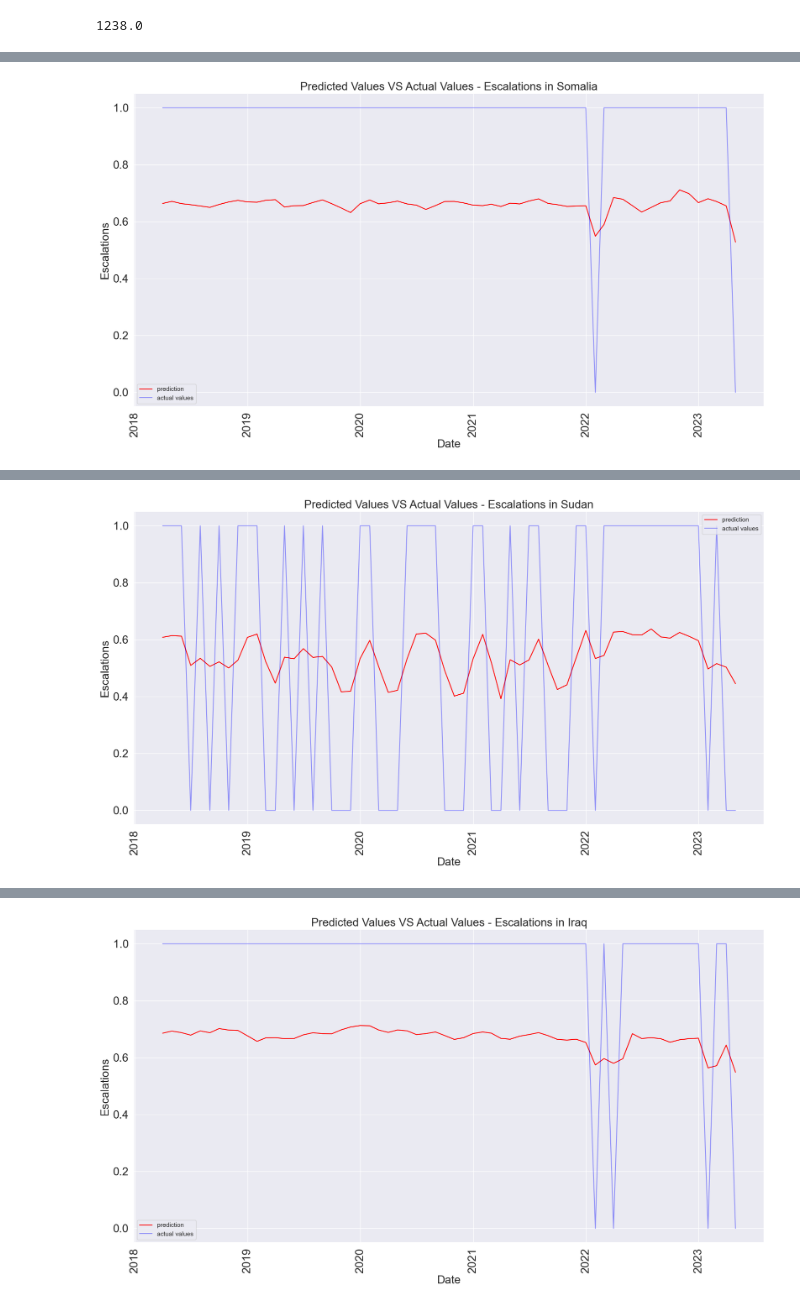
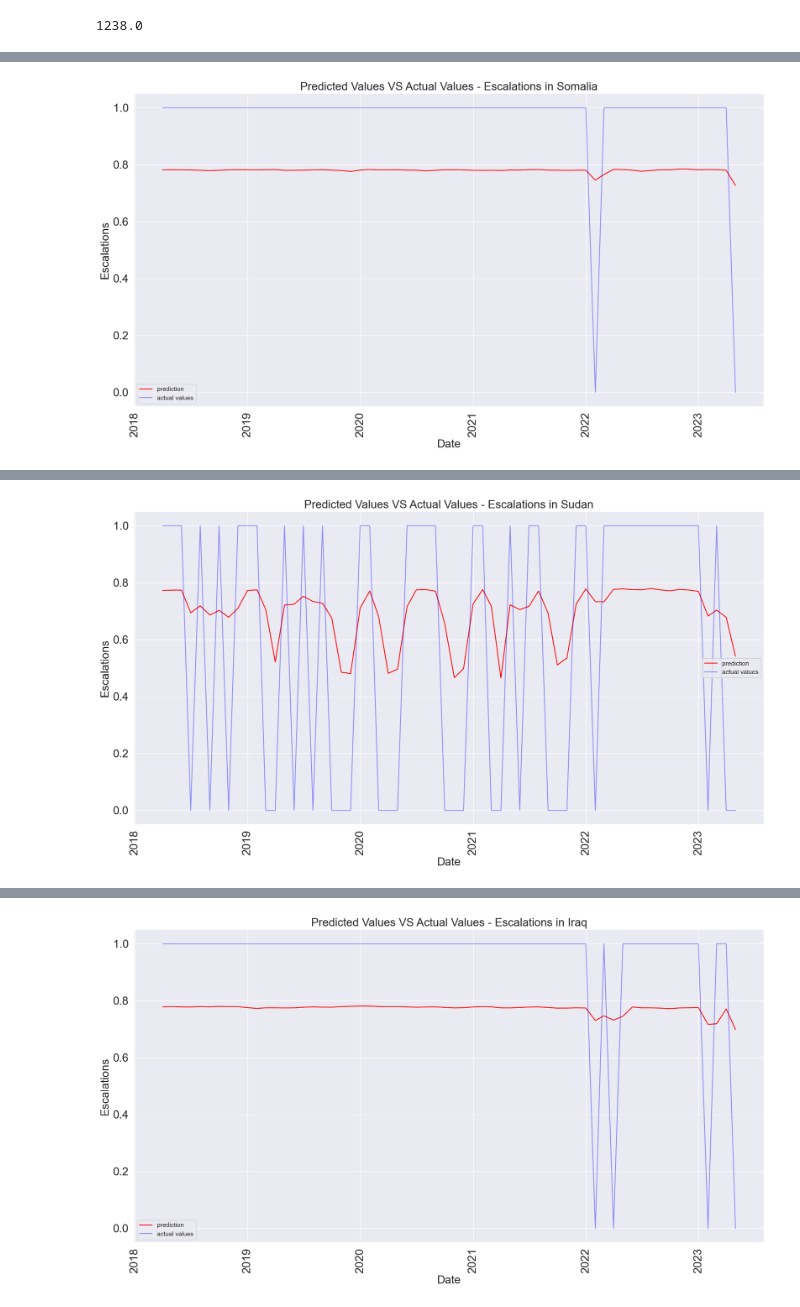
Before and after one commit to luisquinonesPR/thesis, a Jupyter notebook: models/lstm_classifier.ipynb, the cells around one changed output, grey strips where cells are left out. Drawn from its saved outputs; the diff is of its cells as text; code cells hidden in the pictures.

```diff
--- a/models/lstm_classifier.ipynb
+++ b/models/lstm_classifier.ipynb
@@ -426,0 +488,2 @@ print(len(y_test_modified))
+# %%
+test_data_copy = sc_comb_test.copy()
@@ -426,0 +492,16 @@ print(len(y_test_modified))
+# %%
+# Sorting by year, month, and isocode
+final_df_sorted = final_df.sort_index(level=['year', 'month', 'isocode'])
+
+y_pred_new = final_df_sorted['armedconf_combined_vars_pred']
+y_test_new = final_df_sorted['armedconf_true']
+
+print(len(y_pred_new), len(y_test_new))  # check if lengths are now the same
+
+# use the same index as in final_df_sorted
+index = final_df_sorted.index
+pa = pd.DataFrame(index=index)
+
+pa['Prediction'] = y_pred_new
+pa['Actual Values'] = y_test_new
+pa.head()
@@ -528,3 +618,5 @@ def reshape_test_data(test):
     # reshape input to be 3D [samples, timesteps, features]
     x_test = test_X.reshape((test_X.shape[0], 1, test_X.shape[1]))
     return x_test, y_test
+# %%
+test_data_copy['armedconf']= test_data_copy.pop('armedconf')
@@ -530,0 +625,15 @@ def reshape_test_data(test):
+# %%
+def get_trained_model(target, variables):
+    for result in all_results:
+        if result['target'] == target and result['variables'] == variables:
+            return result['trained_model']
+    return None
+
+# Usage
+model = get_trained_model('armedconf', 'combined_vars')
+
+if model is not None:
+    print("Model found!")
+    # Do something with the model here
+else:
+    print("No model found for this target and variables combination.")
@@ -531,7 +642,7 @@ def reshape_test_data(test):
 # %%
 for country_name in top_10_country_names:
     # test data for this country
-    country_data = test_copy[test_copy['country'] == country_name].copy()
+    country_data = test_data_copy[test_data_copy['country'] == country_name].copy()
 
     # Re-encode 'country' column
     country_data['country'] = encoder.transform(country_data['country'])
@@ -581,2 +692,2 @@ Afghanistan - Precision: 1.0, Recall: 0.9193548387096774
 Somalia - Precision: 1.0, Recall: 0.967741935483871
-[figure, old version]
+[figure, new version]
@@ -585 +696 @@ Sudan - Precision: 1.0, Recall: 0.7346938775510204
-[figure, old version]
+[figure, new version]
@@ -587,2 +698,2 @@ Sudan - Precision: 1.0, Recall: 0.7346938775510204
 Iraq - Precision: 1.0, Recall: 0.9354838709677419
-[figure, old version]
+[figure, new version]
```
Also changed, not shown: parts of 57 cells of this notebook, 1 other file.
